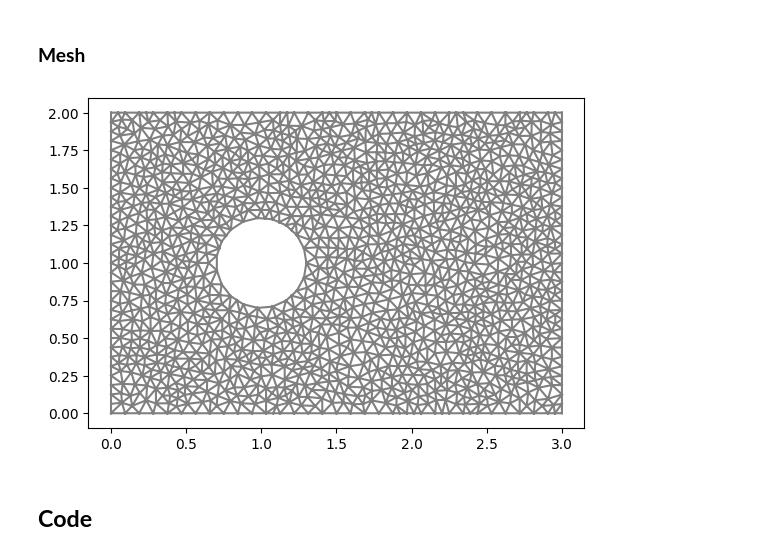
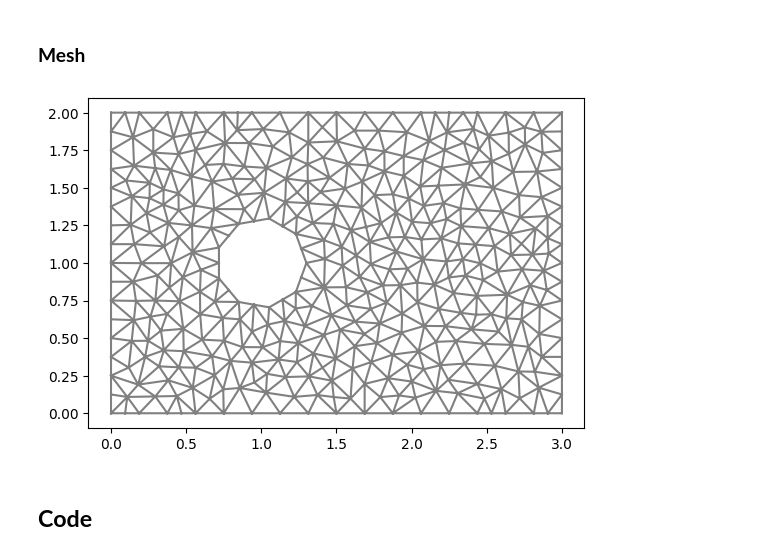
Before and after one commit to pouvelenc/DD2365-aflum, a Jupyter notebook: mesh_refinement_turb.ipynb, the cells around one changed output. Saved outputs shown, nothing was run; the diff lists cells and outputs as text; code cells hidden in the pictures.

```diff
--- a/mesh_refinement_turb.ipynb
+++ b/mesh_refinement_turb.ipynb
@@ -60,35 +60,35 @@ class Upper(SubDomain):
     def inside(self, x, on_boundary):
         return near(x[1], height)
 
 class Skin_Friction(SubDomain):
     def inside(self, x, on_boundary):
         return (on_boundary and (not near(x[0], 0.0)) and (not near(x[0], length)) \
                 and (not near(x[1], 0.0)) and (not near(x[1], height)))
 
 left = Left()
 right = Right()
 lower = Lower()
 upper = Upper()
 skin_friction = Skin_Friction()
 
 # Generate mesh
-resolution = 32
+resolution = 16
 mesh = generate_mesh(Rectangle(Point(0.0,0.0), Point(length,height)) - Circle(Point(xc,yc),rc), resolution)
 
 # Define mesh functions (for boundary conditions)
 boundaries = MeshFunction("size_t", mesh, mesh.topology().dim()-1)
 boundaries.set_all(0)
 left.mark(boundaries, 1)
 right.mark(boundaries, 2)
 lower.mark(boundaries, 3)
 upper.mark(boundaries, 4)
 skin_friction.mark(boundaries, 5)
 
 plt.figure()
 plot(mesh)
 plt.show()
 # %% [output]
-[figure, old version]
+[figure, new version]
 # %% [markdown]
 ## **Code**
 # %% [markdown]
```
Also changed, not shown: parts of 1 cell of this notebook.
